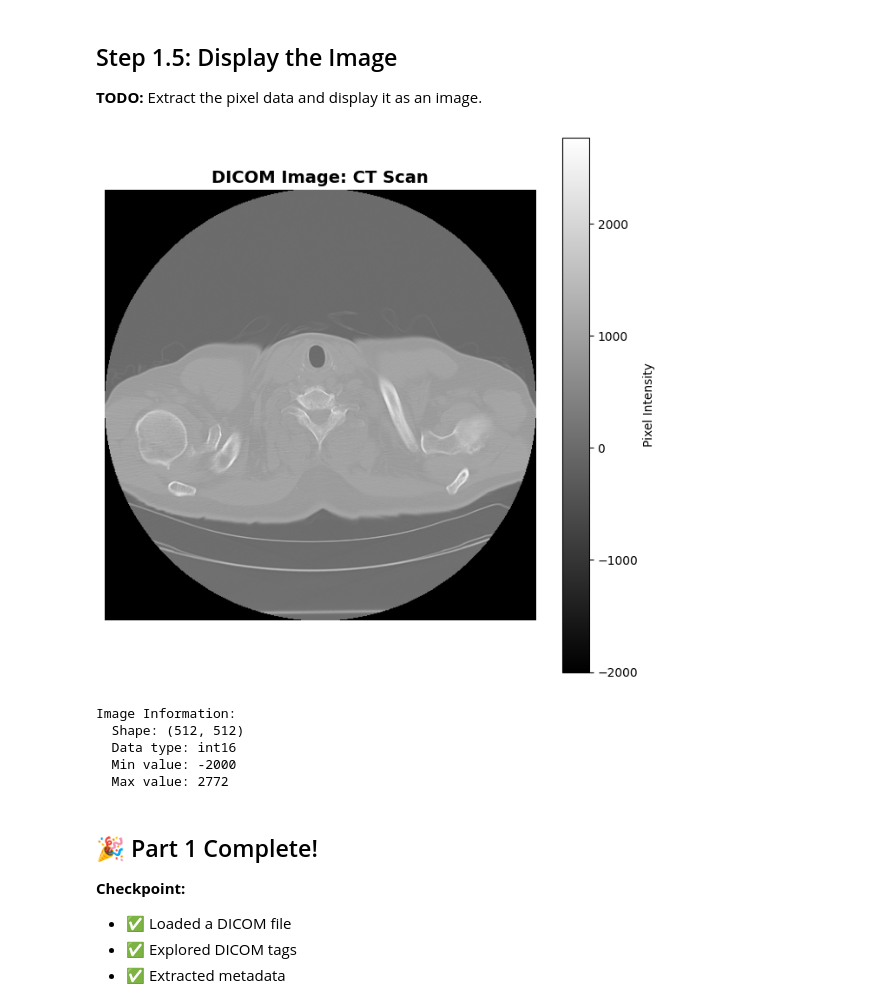
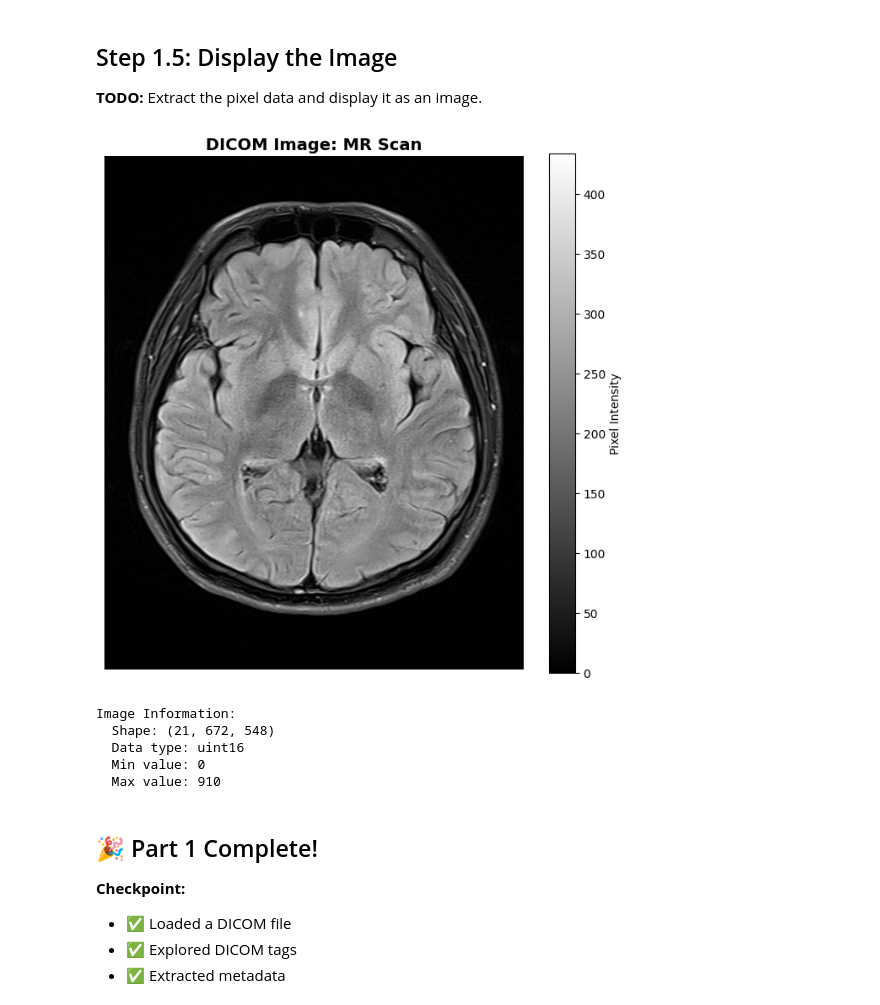
Before and after one commit to rodme02/AIMed, a Jupyter notebook: week3/notebooks/Week3_Class4_DICOM_HL7_Medical_Standards.ipynb, the cells around one changed output. Cells and saved outputs as stored; diff of their text form; code cells hidden in the pictures.

```diff
--- a/week3/notebooks/Week3_Class4_DICOM_HL7_Medical_Standards.ipynb
+++ b/week3/notebooks/Week3_Class4_DICOM_HL7_Medical_Standards.ipynb
@@ -139,23 +139,28 @@ replace __MACOSX/dicom/._IMG-0005-00001.dcm? [y]es, [n]o, [A]ll, [N]one, [r]enam
 
 **TODO:** Use pydicom to load a DICOM file and explore its basic properties.
 # %%
-# TODO: Load the DICOM file
-# Hint: Use pydicom.dcmread('filename')
+# Load the DICOM file
+# Using pydicom.dcmread to read a CT DICOM file from the dicom folder
 
+dicom_dir = 'dicom'
+dicom_files = [f for f in os.listdir(dicom_dir) if f.endswith('.dcm')]
+print(f"Available DICOM files: {dicom_files}")
 
-dcm = pydicom.dcmread('dicom/1-01.dcm')  # Replace with actual filename if different
+# Load a CT file (pick one with 'CT' in the name, or the first available)
+ct_files = [f for f in dicom_files if 'CT' in f.upper()]
+chosen_file = ct_files[0] if ct_files else dicom_files[0]
+dcm = pydicom.dcmread(os.path.join(dicom_dir, chosen_file))
 
+print(f"\nLoaded file: {chosen_file}")
 
-# TODO: Print basic information
-# Hint: Access attributes like dcm.PatientName, dcm.PatientID, etc.
-
-print("Basic DICOM Information:")
+# Print basic information
+print("\nBasic DICOM Information:")
 print("=" * 60)
 print(f"Patient Name: {dcm.PatientName}")
 print(f"Patient ID: {dcm.PatientID}")
 print(f"Modality: {dcm.Modality}")
 print(f"Study Date: {dcm.StudyDate}")
-print(f"Study Time: {dcm.StudyTime}")
+print(f"Study Time: {dcm.get('StudyTime', 'N/A')}")
 
 print("\n✓ DICOM file loaded successfully!")
 # %% [output]
@@ -291,35 +293,33 @@ Equipment:
 
 **TODO:** Extract the pixel data and display it as an image.
 # %%
-# TODO: Extract pixel data from DICOM
-# Hint: Use dcm.pixel_array
-
+# Extract pixel data from DICOM
 pixel_array = dcm.pixel_array
 
-# TODO: Display the image
-# Hint: Use plt.imshow() with cmap='gray'
+# Display the image
+if pixel_array is not None:
+    # If multi-frame, show the middle slice; otherwise show the 2D image
+    display_img = pixel_array[pixel_array.shape[0] // 2] if pixel_array.ndim == 3 else pixel_array
 
-if pixel_array is not None:
     plt.figure(figsize=(8, 8))
-    plt.imshow(pixel_array, cmap='gray')
+    plt.imshow(display_img, cmap='gray')
     plt.title(f'DICOM Image: {dcm.get("Modality", "Unknown")} Scan', fontsize=14, fontweight='bold')
     plt.axis('off')
     plt.colorbar(label='Pixel Intensity')
     plt.show()
 
-
     print(f"\nImage Information:")
-    print(f"  Shape: {pixel_array.shape if pixel_array is not None else 'N/A'}")
-    print(f"  Data type: {pixel_array.dtype if pixel_array is not None else 'N/A'}")
-    print(f"  Min value: {pixel_array.min() if pixel_array is not None else 'N/A'}")
-    print(f"  Max value: {pixel_array.max() if pixel_array is not None else 'N/A'}")
+    print(f"  Shape: {pixel_array.shape}")
+    print(f"  Data type: {pixel_array.dtype}")
+    print(f"  Min value: {pixel_array.min()}")
+    print(f"  Max value: {pixel_array.max()}")
 # %% [output]
-[figure, old version]
+[figure, new version]
 Image Information:
-  Shape: (512, 512)
-  Data type: int16
-  Min value: -2000
-  Max value: 2772
+  Shape: (21, 672, 548)
+  Data type: uint16
+  Min value: 0
+  Max value: 910
 # %% [markdown]
 ## 🎉 Part 1 Complete!
 
```
Also changed, not shown: parts of 11 cells of this notebook.
